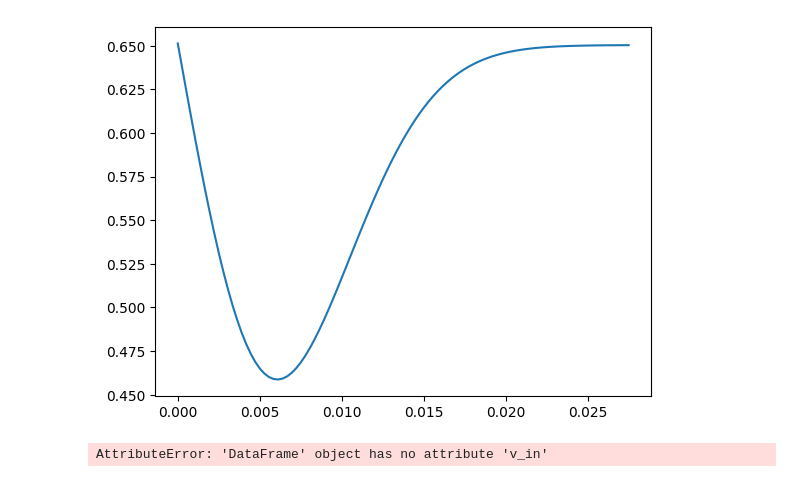
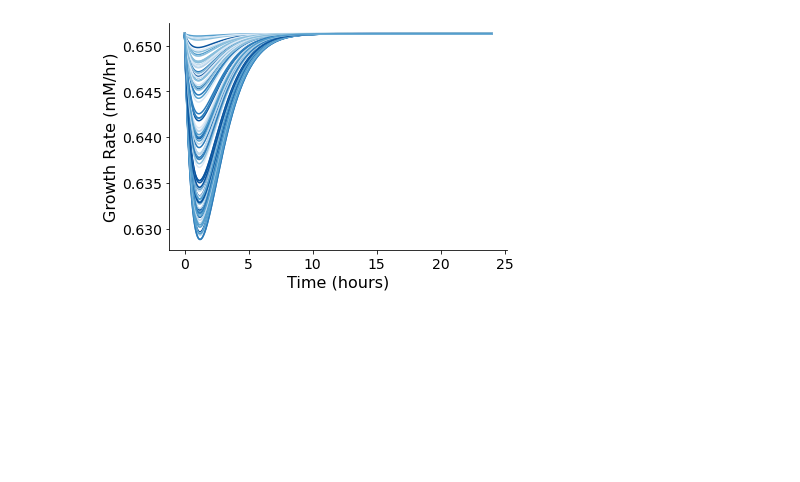
Before and after one commit to cjmerzbacher/joint-simulator, a Jupyter notebook: beta_carotene/bcar_viz.ipynb, the cells around one changed output. Cells and saved outputs as stored; diff of their text form; code cells hidden in the pictures; blank space fills up the shorter version.

```diff
--- a/beta_carotene/bcar_viz.ipynb
+++ b/beta_carotene/bcar_viz.ipynb
@@ -15,23 +57,25 @@ for w in ode_data_total.W.unique():
+# %%
+###FIGURE: Growth rate curve visualization
+sns.set_palette("Blues")
+fig = plt.figure(figsize=(6,4))
+ax = fig.add_subplot()
+ax.set_xlabel('Time (hours)', fontsize=16)
+ax.set_ylabel('Growth Rate (mM/hr)', fontsize=16)
+ax.tick_params(axis='y', labelsize=14)
+ax.tick_params(axis='x', labelsize=14)
+for axis in ['top','right']:
+    ax.spines[axis].set_linewidth(0)
+for w in fba_data_total.W.unique():
+    fba_data = fba_data_total.loc[fba_data_total.W == w]
+    ax.plot(fba_data.time, fba_data.lam)
+fig.tight_layout()
+#if save_figs: fig.savefig('../figs/fatty_acid_pareto_curve.png', dpi=500)
+# %% [output]
+[figure, added]
 # %%
+#compute sum under lam curve
+burdens = []
 for w in fba_data_total.W.unique():
-    fba_data = fba_data_total.loc[fba_data_total.W == w]
-    plt.plot(fba_data.time[0:100], fba_data.lam[0:100])
+    fba_data = fba_data_total.loc[fba_data_total.W == w].reset_index(drop=True)
+    burden = sum(fba_data.lam[0] - fba_data.lam)
+    burdens.append(burden)
-# %% [output]
-[figure, removed]
-# %%
-w = fba_data_total.W.unique()[0]
-fba_data = fba_data_total.loc[fba_data_total.W == w]
-#plt.plot(fba_data.time, fba_data.ipp)
-#plt.plot(fba_data.time, fba_data.fpp)
-#plt.plot(fba_data.time, fba_data.lyc)
-#plt.plot(fba_data.time, fba_data.bcar)
-#plt.plot(fba_data.time, fba_data.phy)
-#plt.plot(fba_data.time, fba_data.ggp)
-##plt.plot(fba_data.time[0:100], fba_data.ipp[0:100])
-#plt.plot(fba_data.time[0:100], fba_data.v_p[0:100])
-ode_data = ode_data_total.loc[ode_data_total.W == w]
-#plt.plot(ode_data.v_ipp, ode_data.v_fpp, '.')
-# plt.plot(ode_data.v_in, ode_data.v_fpp)
-plt.plot(ode_data.time[0:100], ode_data.v_in[0:100])
-# %% [output]
-AttributeError: 'DataFrame' object has no attribute 'v_in'
```
Also changed, not shown: parts of 17 cells of this notebook, 1 other file.
